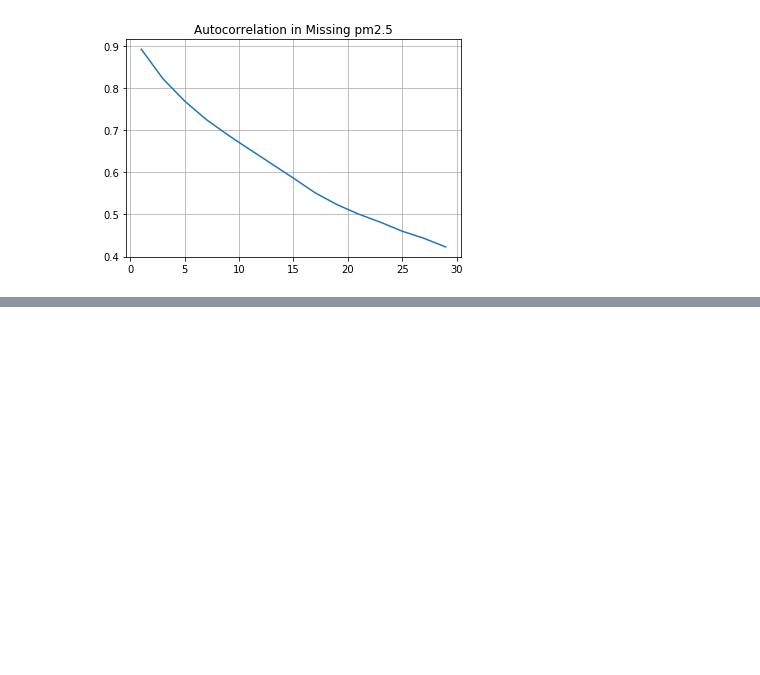
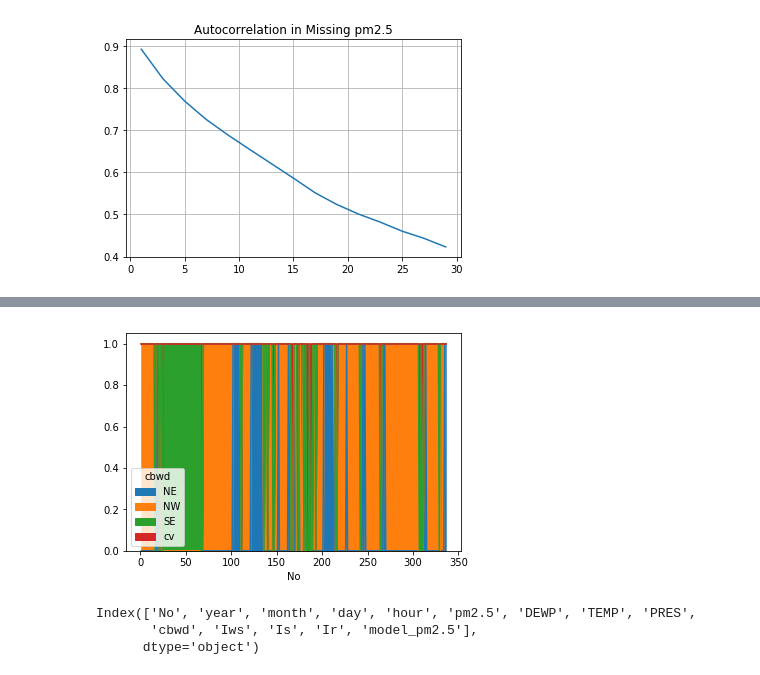
Before and after one commit to ispapadakis/mts, a Jupyter notebook: Exploratory Data Analysis.ipynb, the cells around one changed output, grey strips where cells are left out. Saved outputs shown, nothing was run; the diff lists cells and outputs as text; code cells hidden in the pictures; blank space fills up the shorter version.

```diff
--- a/Exploratory Data Analysis.ipynb
+++ b/Exploratory Data Analysis.ipynb
@@ -392,0 +437,10 @@ Autocorrelation of Missing Indicator
+# %%
+ax = twk.groupby(["cbwd","No"]).cbwd.count().unstack().fillna(0).T.plot(kind="area")
+# %% [output]
+[figure, added]
+# %%
+twk.columns
+# %% [output]
+Index(['No', 'year', 'month', 'day', 'hour', 'pm2.5', 'DEWP', 'TEMP', 'PRES',
+       'cbwd', 'Iws', 'Is', 'Ir', 'model_pm2.5'],
+      dtype='object')
```
Also changed, not shown: parts of 10 cells of this notebook.
